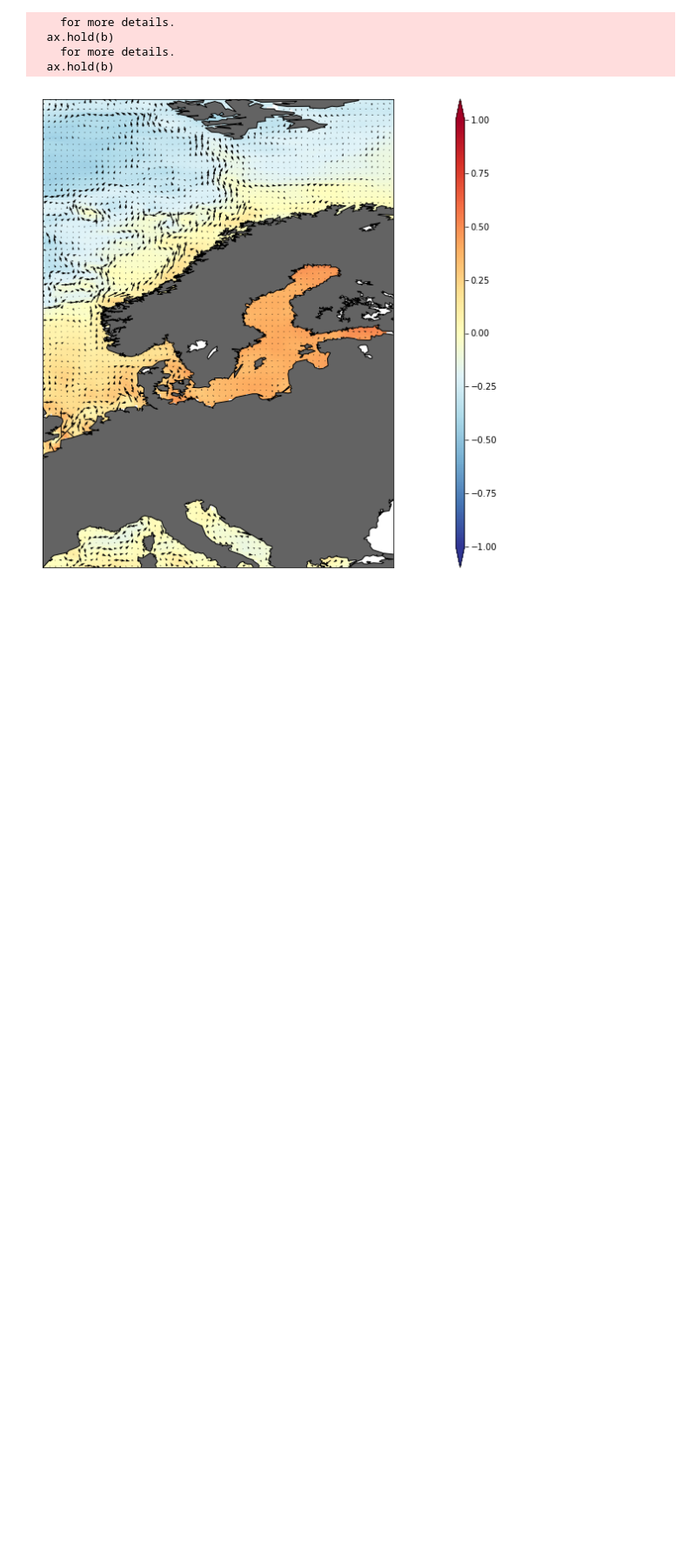
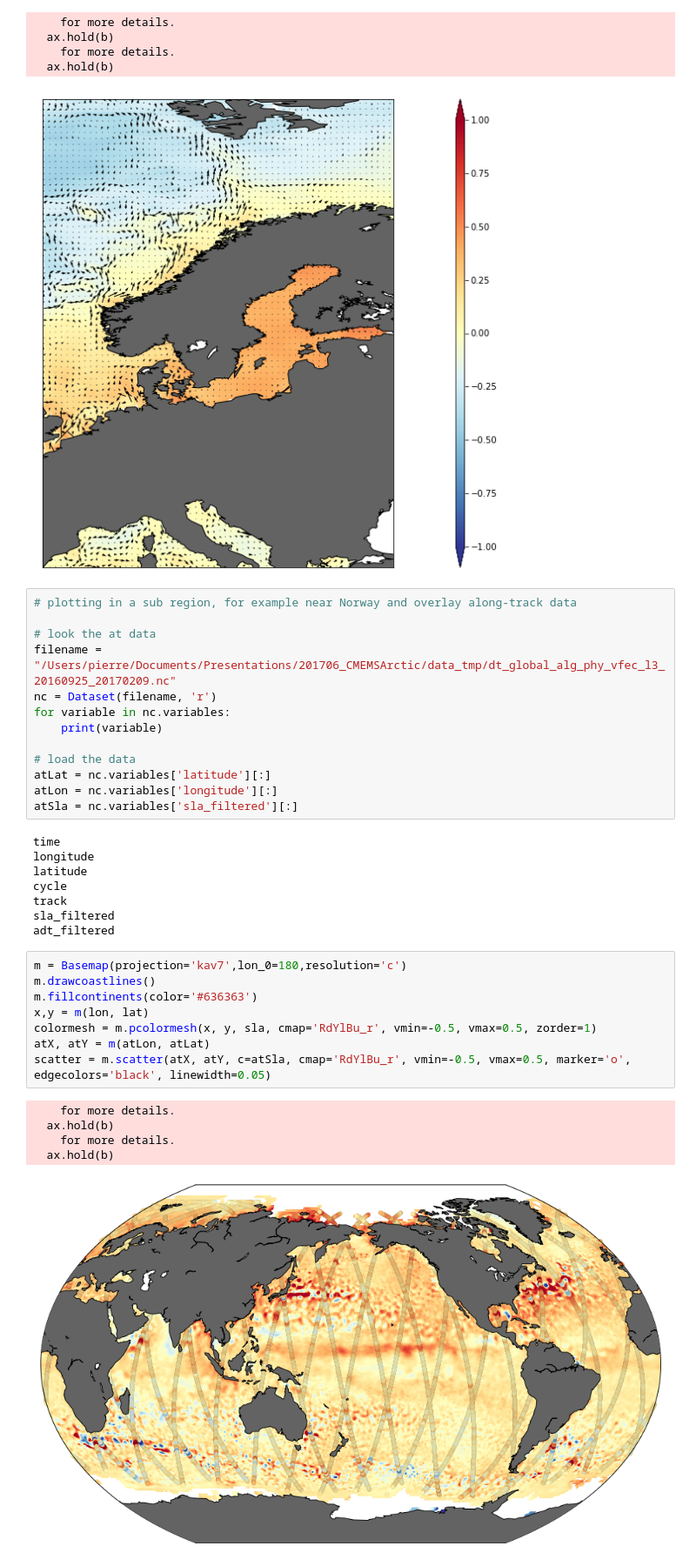
Before and after one commit to pprandi/cmems-training, a Jupyter notebook: notebook/02_dataView.ipynb, the cells around one changed output. Shown at 87% size. Drawn from its saved outputs; the diff is of its cells as text; blank space fills up the shorter version.

```diff
--- a/notebook/02_dataView.ipynb
+++ b/notebook/02_dataView.ipynb
@@ -137,3 +137,38 @@ barbs = m.quiver(x[::2,::2], y[::2,::2], u[::2,::2], v[::2,::2], scale=10.)
     for more details.
   ax.hold(b)
 [figure]
+# %%
+# plotting in a sub region, for example near Norway and overlay along-track data
+
+# look the at data
+filename = "/Users/pierre/Documents/Presentations/201706_CMEMSArctic/data_tmp/dt_global_alg_phy_vfec_l3_20160925_20170209.nc"
+nc = Dataset(filename, 'r')
+for variable in nc.variables:
+    print(variable)
+
+# load the data
+atLat = nc.variables['latitude'][:]
+atLon = nc.variables['longitude'][:]
+atSla = nc.variables['sla_filtered'][:]
+# %% [output]
+time
+longitude
+latitude
+cycle
+track
+sla_filtered
+adt_filtered
+# %%
+m = Basemap(projection='kav7',lon_0=180,resolution='c')
+m.drawcoastlines()
+m.fillcontinents(color='#636363')
+x,y = m(lon, lat)
+colormesh = m.pcolormesh(x, y, sla, cmap='RdYlBu_r', vmin=-0.5, vmax=0.5, zorder=1)
+atX, atY = m(atLon, atLat)
+scatter = m.scatter(atX, atY, c=atSla, cmap='RdYlBu_r', vmin=-0.5, vmax=0.5, marker='o', edgecolors='black', linewidth=0.05)
+# %% [output]
+    for more details.
+  ax.hold(b)
+    for more details.
+  ax.hold(b)
+[figure, added]
```
Also changed, not shown: parts of 2 cells of this notebook, 1 other file.
